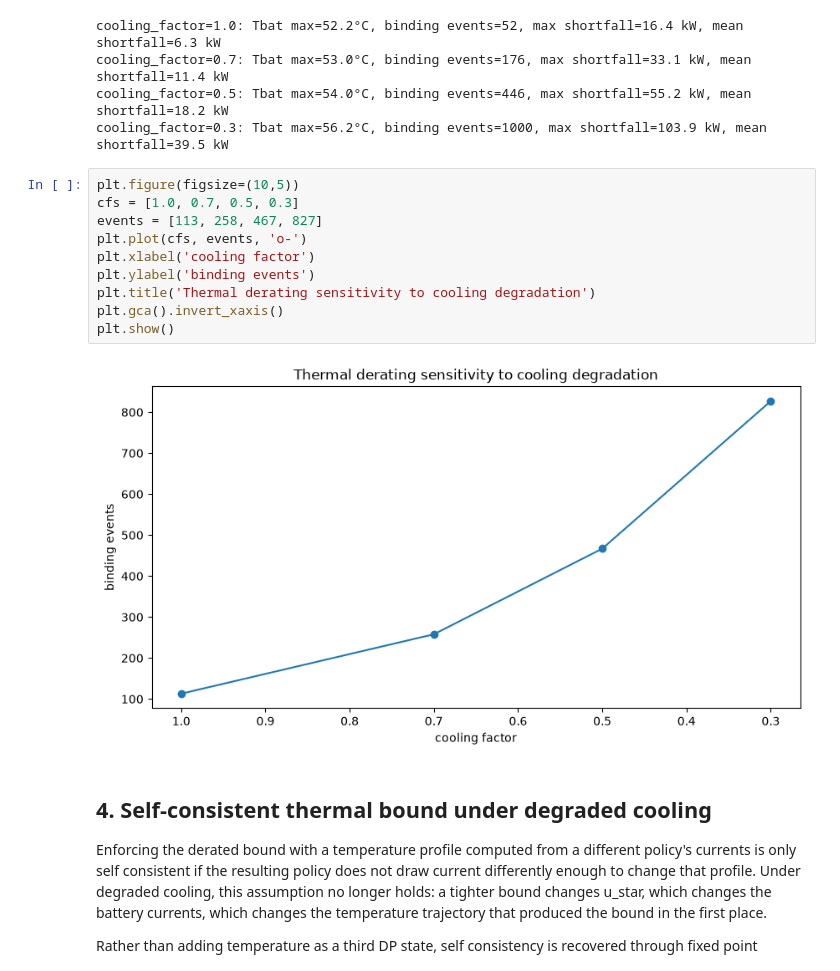
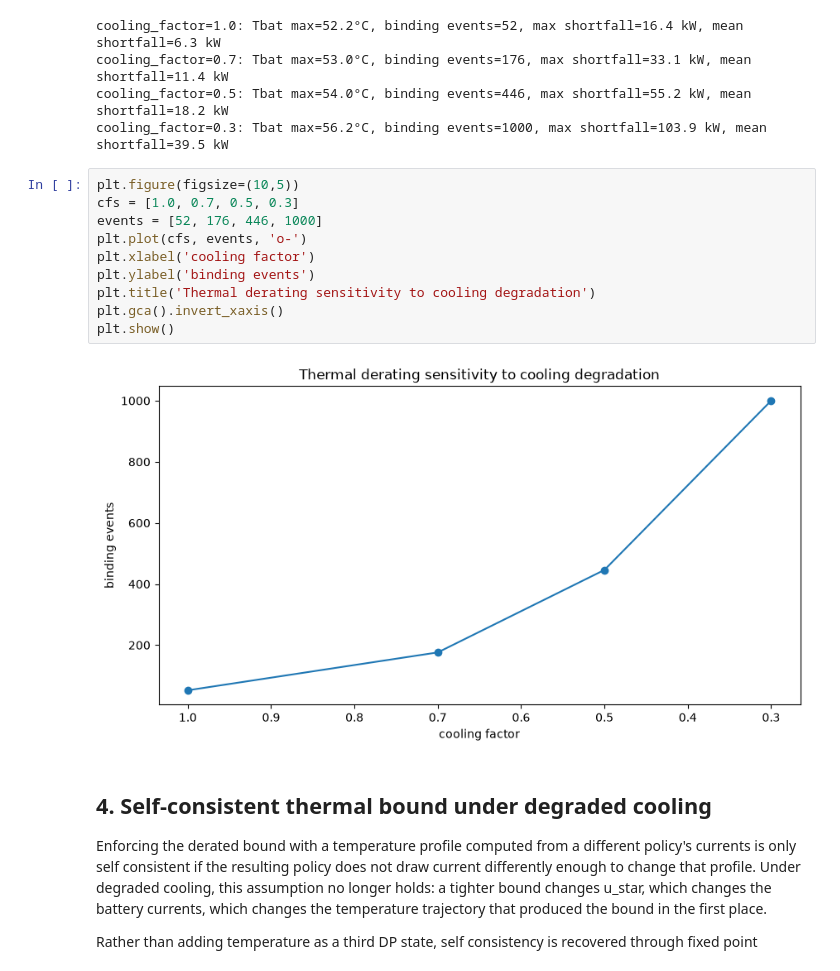
Before and after one commit to tommasoandina1/thermal-aware-ems-f1, a Jupyter notebook: controller/04_multi_lap_DP_thermal.ipynb, the cells around one changed output. Drawn from its saved outputs; the diff is of its cells as text.

```diff
--- a/controller/04_multi_lap_DP_thermal.ipynb
+++ b/controller/04_multi_lap_DP_thermal.ipynb
@@ -249,15 +249,15 @@ cooling_factor=0.3: Tbat max=56.2°C, binding events=1000, max shortfall=103.9 k
 # %%
 plt.figure(figsize=(10,5))
 cfs = [1.0, 0.7, 0.5, 0.3]
-events = [113, 258, 467, 827]
+events = [52, 176, 446, 1000]
 plt.plot(cfs, events, 'o-')
 plt.xlabel('cooling factor')
 plt.ylabel('binding events')
 plt.title('Thermal derating sensitivity to cooling degradation')
 plt.gca().invert_xaxis()
 plt.show()
 # %% [output]
-[figure, old version]
+[figure, new version]
 # %% [markdown]
 ## 4. Self-consistent thermal bound under degraded cooling
 
```
Also changed, not shown: parts of 1 cell of this notebook, 2 other files.
